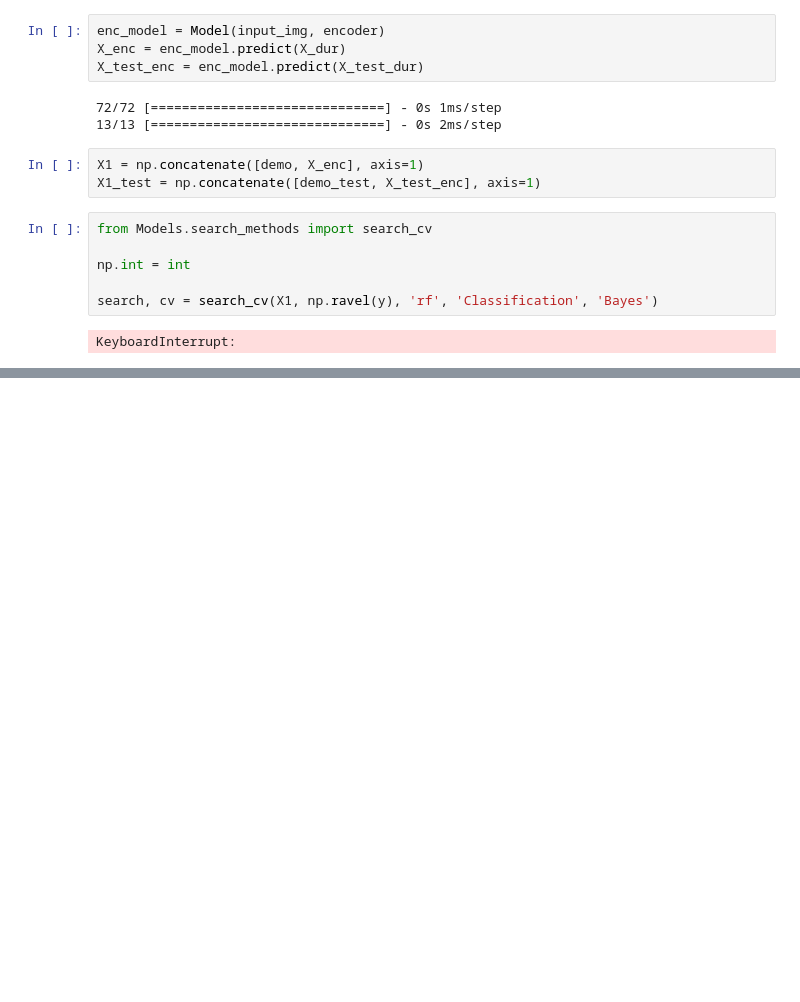
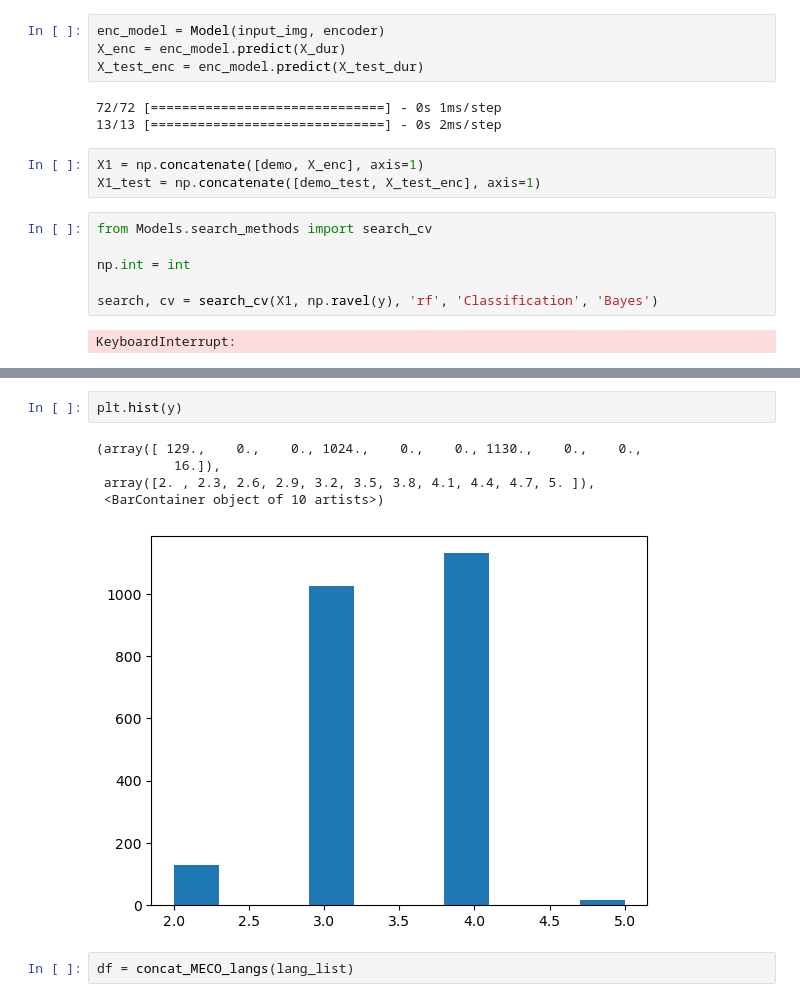
Before and after one commit to mvkairov/meco, a Jupyter notebook: Notebooks/a04_autoencoder.ipynb, the cells around one changed output, grey strips where cells are left out. Saved outputs shown, nothing was run; the diff lists cells and outputs as text; blank space fills up the shorter version.

```diff
--- a/Notebooks/a04_autoencoder.ipynb
+++ b/Notebooks/a04_autoencoder.ipynb
@@ -138,0 +194,10 @@ KeyboardInterrupt:
+# %%
+plt.hist(y)
+# %% [output]
+(array([ 129.,    0.,    0., 1024.,    0.,    0., 1130.,    0.,    0.,
+          16.]),
+ array([2. , 2.3, 2.6, 2.9, 3.2, 3.5, 3.8, 4.1, 4.4, 4.7, 5. ]),
+ <BarContainer object of 10 artists>)
+[figure, added]
+# %%
+df = concat_MECO_langs(lang_list)
```
Also changed, not shown: parts of 15 cells of this notebook, 6 other files.
